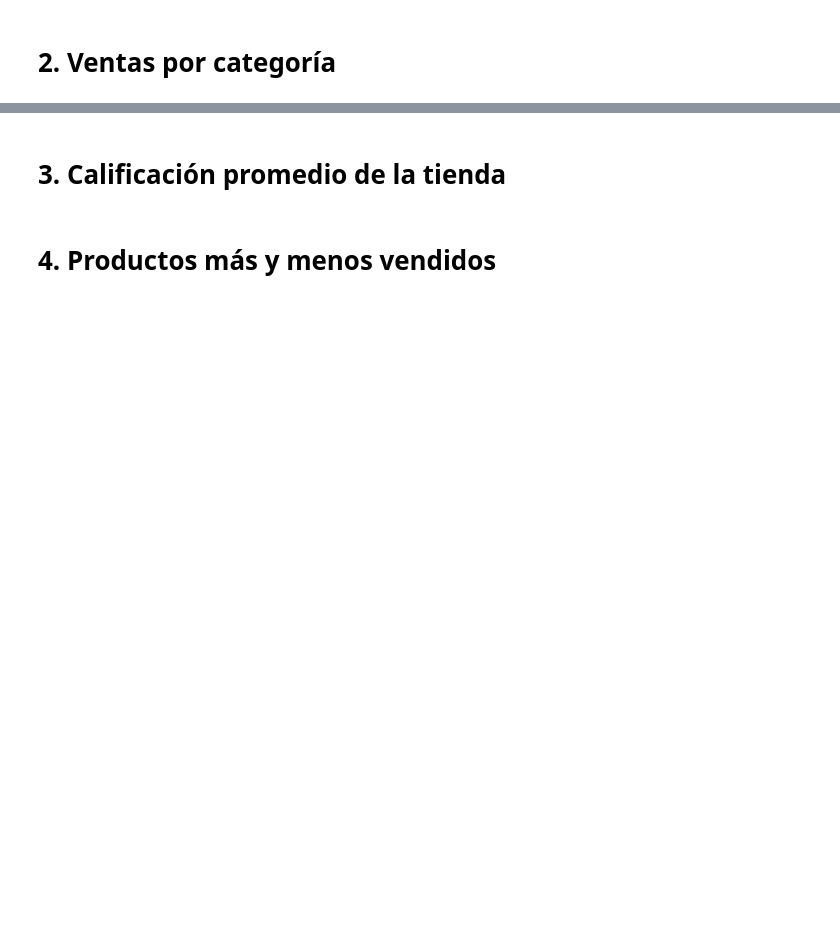
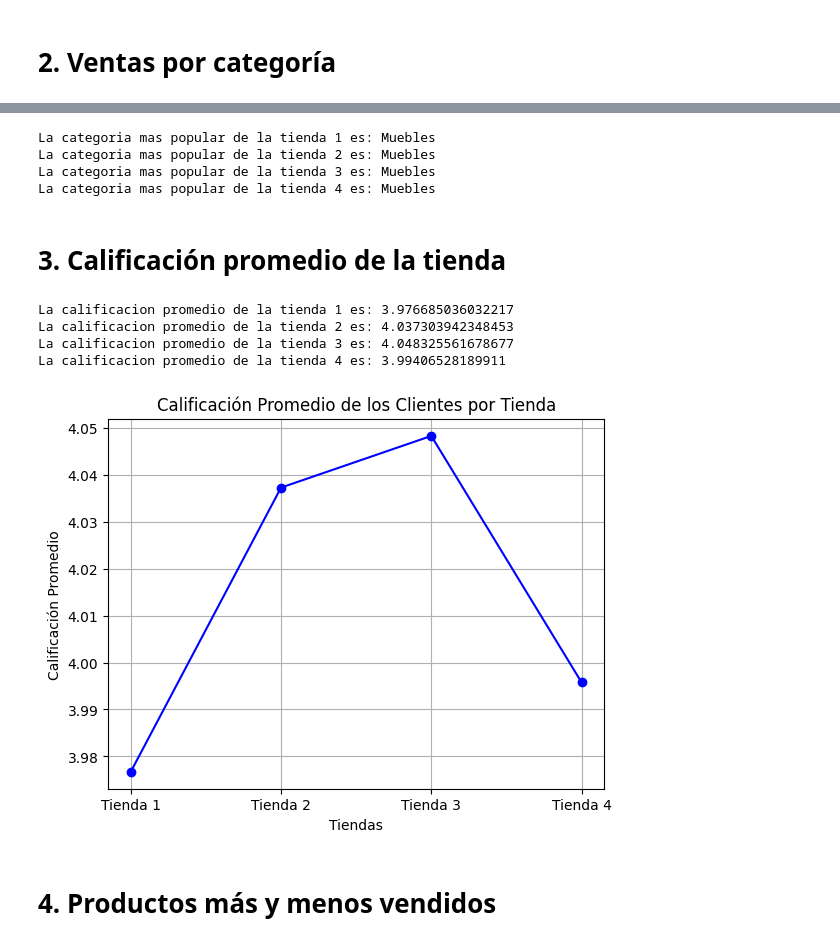
Before and after one commit to Angel-GS/G8_Challenge-Alura-Store, a Jupyter notebook: AluraStoreLatam.ipynb, the cells around one changed output, grey strips where cells are left out. Cells and saved outputs as stored; diff of their text form; code cells hidden in the pictures; blank space fills up the shorter version.

```diff
--- a/AluraStoreLatam.ipynb
+++ b/AluraStoreLatam.ipynb
@@ -30,4 +103,53 @@ tienda.head()
+# %%
+print(f'La categoria mas popular de la tienda 1 es: {categoria_popular_tienda1}')
+print(f'La categoria mas popular de la tienda 2 es: {categoria_popular_tienda2}')
+print(f'La categoria mas popular de la tienda 3 es: {categoria_popular_tienda3}')
+print(f'La categoria mas popular de la tienda 4 es: {categoria_popular_tienda4}')
+# %% [output]
+La categoria mas popular de la tienda 1 es: Muebles
+La categoria mas popular de la tienda 2 es: Muebles
+La categoria mas popular de la tienda 3 es: Muebles
+La categoria mas popular de la tienda 4 es: Muebles
 # %% [markdown]
 # 3. Calificación promedio de la tienda
+# %%
+'''En este paso, debes calcular las calificaciones promedio de los clientes para cada tienda.
+   El objetivo es conocer la satisfacción del cliente con los productos vendidos en cada tienda.'''
+
+print(f'La calificacion promedio de la tienda 1 es: {tienda["Calificación"].sum()/len(tienda["Calificación"])}')
+print(f'La calificacion promedio de la tienda 2 es: {tienda2["Calificación"].sum()/len(tienda["Calificación"])}')
+print(f'La calificacion promedio de la tienda 3 es: {tienda3["Calificación"].sum()/len(tienda["Calificación"])}')
+print(f'La calificacion promedio de la tienda 4 es: {tienda4["Calificación"].sum()/len(tienda["Calificación"])}')
+# %% [output]
+La calificacion promedio de la tienda 1 es: 3.976685036032217
+La calificacion promedio de la tienda 2 es: 4.037303942348453
+La calificacion promedio de la tienda 3 es: 4.048325561678677
+La calificacion promedio de la tienda 4 es: 3.99406528189911
+# %%
+import matplotlib.pyplot as plt
+
+# Calcula la calificación promedio para cada tienda
+calificacion_promedio_tienda1 = tienda["Calificación"].mean()
+calificacion_promedio_tienda2 = tienda2["Calificación"].mean()
+calificacion_promedio_tienda3 = tienda3["Calificación"].mean()
+calificacion_promedio_tienda4 = tienda4["Calificación"].mean()
+
+# Datos para el gráfico
+tiendas = ['Tienda 1', 'Tienda 2', 'Tienda 3', 'Tienda 4']
+calificaciones_promedio = [calificacion_promedio_tienda1, calificacion_promedio_tienda2, calificacion_promedio_tienda3, calificacion_promedio_tienda4]
+
+# Crea un gráfico de línea
+plt.plot(tiendas, calificaciones_promedio, marker='o', linestyle='-', color='b')
+
+# Agrega etiquetas y título
+plt.xlabel('Tiendas')
+plt.ylabel('Calificación Promedio')
+plt.title('Calificación Promedio de los Clientes por Tienda')
+
+# Muestra el gráfico
+plt.grid(True)
+plt.show()
+# %% [output]
+[figure, added]
 # %% [markdown]
 # 4. Productos más y menos vendidos
```
Also changed, not shown: parts of 9 cells of this notebook.
